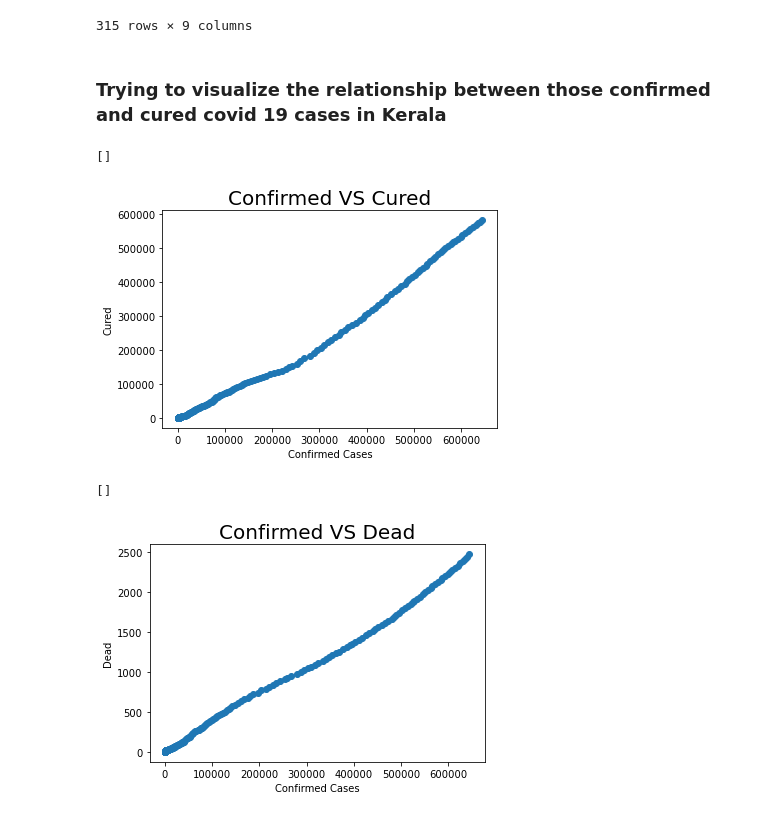
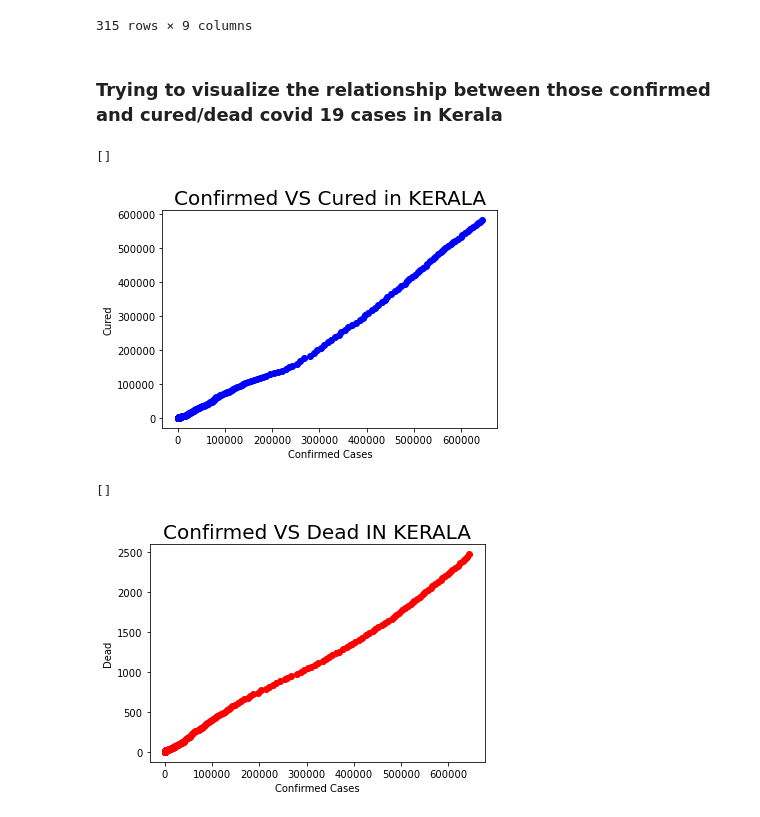
Before and after one commit to Spartan-119/Kaggle, a Jupyter notebook: Covid India.ipynb, the cells around one changed output. Cells and saved outputs as stored; diff of their text form; code cells hidden in the pictures.

```diff
--- a/Covid India.ipynb
+++ b/Covid India.ipynb
@@ -125,26 +125,26 @@ dtype: int64
 | 9272 | 9273 | 09/12/20 | 8:00 AM | Kerala | - | - | 582351 | ... |
 315 rows × 9 columns
 # %% [markdown]
-### Trying to visualize the relationship between those confirmed and cured covid 19 cases in Kerala
+### Trying to visualize the relationship between those confirmed and cured/dead covid 19 cases in Kerala
 # %%
-x = kerala_df['Confirmed']
-y = kerala_df['Cured']
+kerala_cured_x = kerala_df['Confirmed']
+kerala_cured_y = kerala_df['Cured']
 plt.xlabel('Confirmed Cases')
 plt.ylabel('Cured')
-plt.title('Confirmed VS Cured', fontsize = 20)
-plt.scatter(x, y)
+plt.title('Confirmed VS Cured in KERALA', fontsize = 20)
+kerala_cured = plt.scatter(kerala_cured_x, kerala_cured_y, color = 'blue')
 plt.plot()
 # %% [output]
 []
-[figure, old version]
+[figure, new version]
 # %%
-x = kerala_df['Confirmed']
-y = kerala_df['Deaths']
+kerala_dead_x = kerala_df['Confirmed']
+kerala_dead_y = kerala_df['Deaths']
 plt.xlabel('Confirmed Cases')
 plt.ylabel('Dead')
-plt.title('Confirmed VS Dead', fontsize = 20)
-plt.scatter(x, y)
+plt.title('Confirmed VS Dead IN KERALA', fontsize = 20)
+kerala_dead = plt.scatter(kerala_dead_x, kerala_dead_y, color = 'red')
 plt.plot()
 # %% [output]
 []
-[figure, old version]
+[figure, new version]
```
Also changed, not shown: parts of 7 cells of this notebook.
